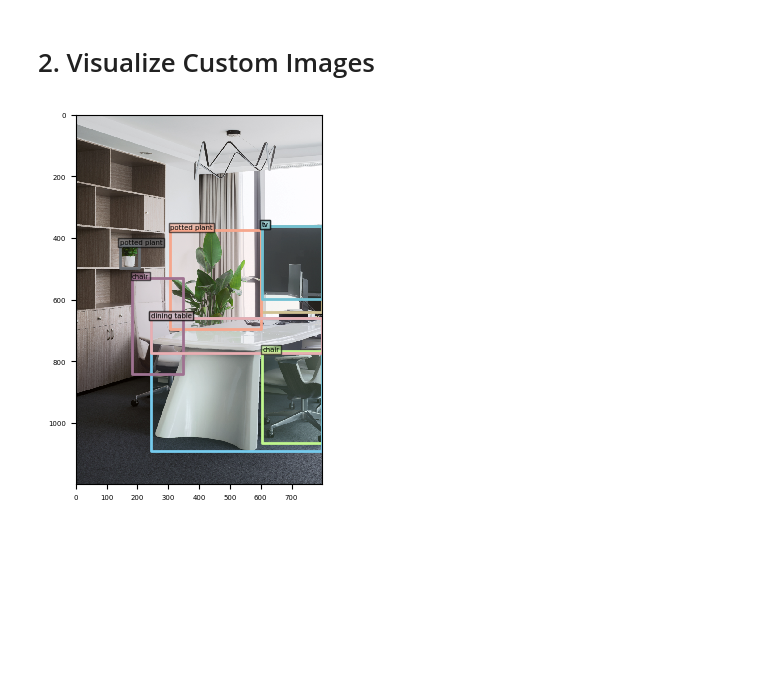
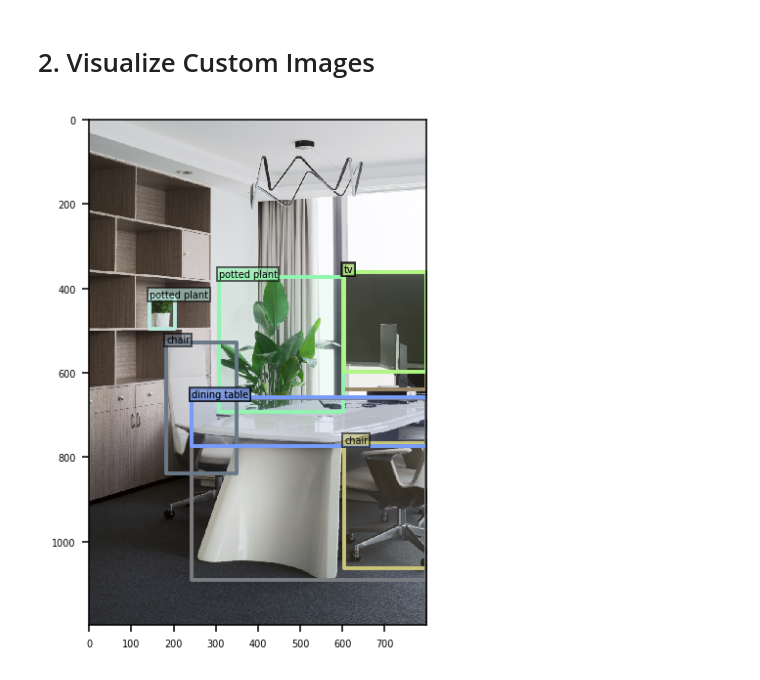
Before and after one commit to IDEA-Research/DINO, a Jupyter notebook: inference_and_visualization.ipynb, the cells around one changed output. Drawn from its saved outputs; the diff is of its cells as text; code cells hidden in the pictures; blank space fills up the shorter version.

```diff
--- a/inference_and_visualization.ipynb
+++ b/inference_and_visualization.ipynb
@@ -20,7 +20,7 @@ from util import box_ops
 # 0. Initialize and Load Pre-trained Models
 # %%
 model_config_path = "config/DINO/DINO_4scale.py" # change the path of the model config file
-model_checkpoint_path = "ckpts/checkpoint0023_4scale.pth" # change the path of the model checkpoint
+model_checkpoint_path = "/ckpts/checkpoint0023_4scale.pth" # change the path of the model checkpoint
 # See our Model Zoo section in README.md for more details about our pretrained models.
 # %%
 args = SLConfig.fromfile(model_config_path)
@@ -100,20 +104,20 @@ output = postprocessors['bbox'](output, torch.Tensor([[1.0, 1.0]]).cuda())[0]
 # %%
 # visualize outputs
 thershold = 0.3 # set a thershold
 
 vslzr = COCOVisualizer()
 
 scores = output['scores']
 labels = output['labels']
 boxes = box_ops.box_xyxy_to_cxcywh(output['boxes'])
 select_mask = scores > thershold
 
 box_label = [id2name[int(item)] for item in labels[select_mask]]
 pred_dict = {
     'boxes': boxes[select_mask],
     'size': torch.Tensor([image.shape[1], image.shape[2]]),
     'box_label': box_label
 }
-vslzr.visualize(image, pred_dict, savedir=None, dpi=100)
+vslzr.visualize(image, pred_dict, savedir=None, dpi=140)
 # %% [output]
-[figure, old version]
+[figure, new version]
```
Also changed, not shown: parts of 2 cells of this notebook, 1 other file.
